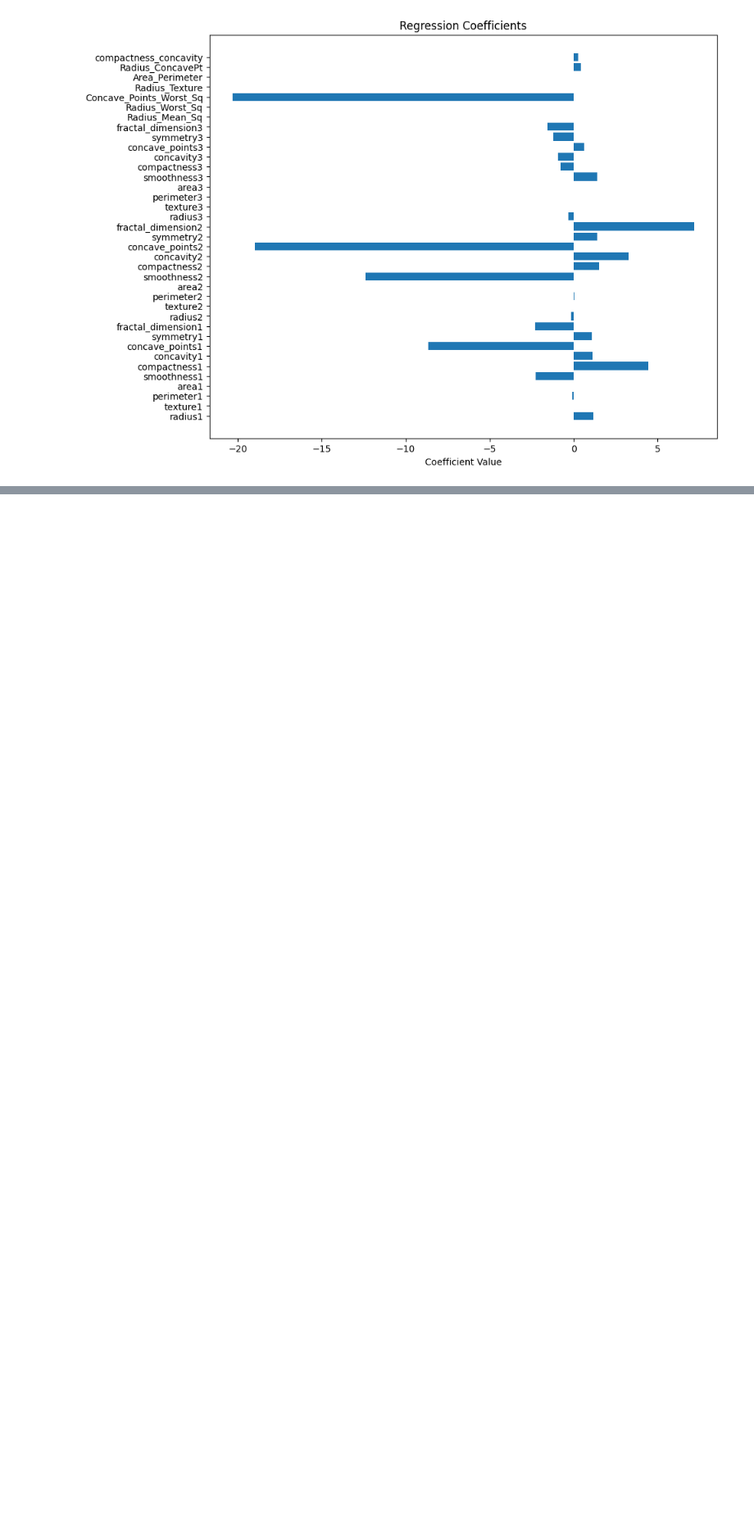
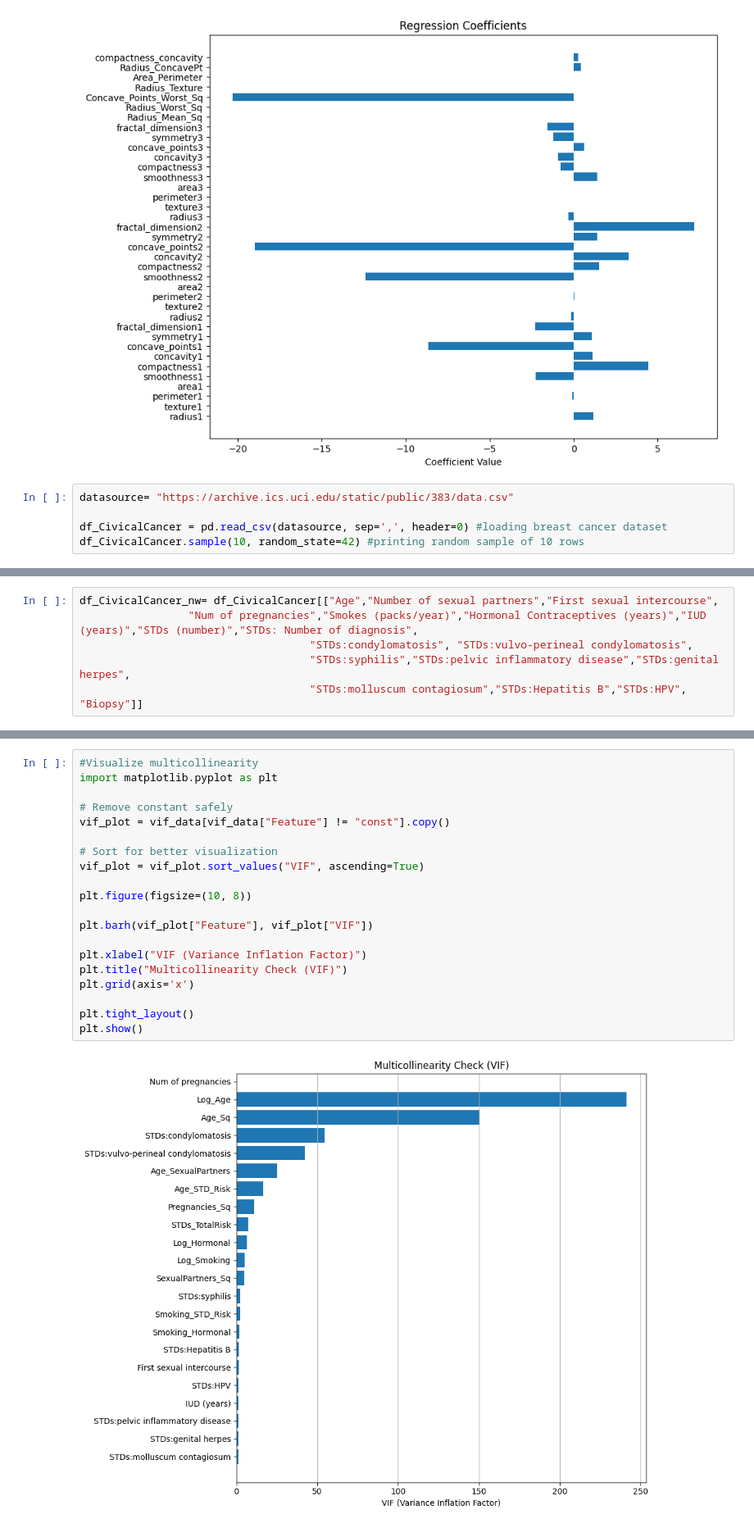
Before and after one commit to Jbaner/OMDSModC_Capstone_Project, a Jupyter notebook: OMDS_ModC_Week1_Banerjee_Jayeeta.ipynb, the cells around one changed output, grey strips where cells are left out. Shown at 82% size. Cells and saved outputs as stored; diff of their text form; blank space fills up the shorter version.

```diff
--- a/OMDS_ModC_Week1_Banerjee_Jayeeta.ipynb
+++ b/OMDS_ModC_Week1_Banerjee_Jayeeta.ipynb
@@ -142,3 +142,8 @@ plt.title("Regression Coefficients")
 plt.show()
 # %% [output]
 [figure]
+# %%
+datasource= "https://archive.ics.uci.edu/static/public/383/data.csv"
+
+df_CivicalCancer = pd.read_csv(datasource, sep=',', header=0) #loading breast cancer dataset
+df_CivicalCancer.sample(10, random_state=42) #printing random sample of 10 rows
@@ -144,0 +197,6 @@ plt.show()
+# %%
+df_CivicalCancer_nw= df_CivicalCancer[["Age","Number of sexual partners","First sexual intercourse",
+                 "Num of pregnancies","Smokes (packs/year)","Hormonal Contraceptives (years)","IUD (years)","STDs (number)","STDs: Number of diagnosis",
+                                    "STDs:condylomatosis", "STDs:vulvo-perineal condylomatosis",
+                                    "STDs:syphilis","STDs:pelvic inflammatory disease","STDs:genital herpes",
+                                    "STDs:molluscum contagiosum","STDs:Hepatitis B","STDs:HPV", "Biopsy"]]
@@ -144,0 +310,22 @@ plt.show()
+# %%
+#Visualize multicollinearity
+import matplotlib.pyplot as plt
+
+# Remove constant safely
+vif_plot = vif_data[vif_data["Feature"] != "const"].copy()
+
+# Sort for better visualization
+vif_plot = vif_plot.sort_values("VIF", ascending=True)
+
+plt.figure(figsize=(10, 8))
+
+plt.barh(vif_plot["Feature"], vif_plot["VIF"])
+
+plt.xlabel("VIF (Variance Inflation Factor)")
+plt.title("Multicollinearity Check (VIF)")
+plt.grid(axis='x')
+
+plt.tight_layout()
+plt.show()
+# %% [output]
+[figure, added]
```
Also changed, not shown: parts of 5 cells of this notebook.
